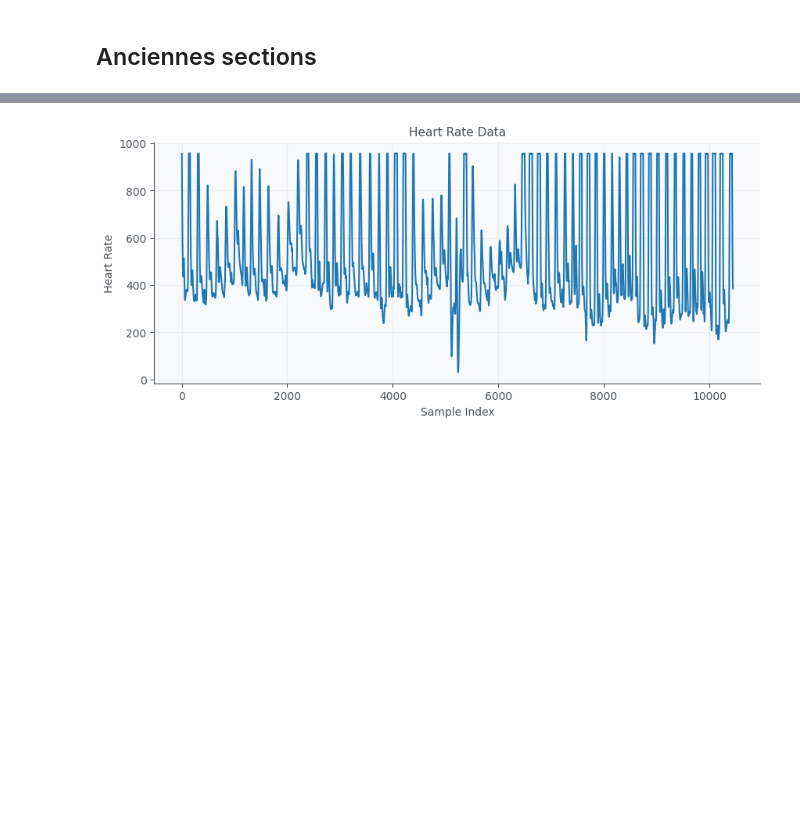
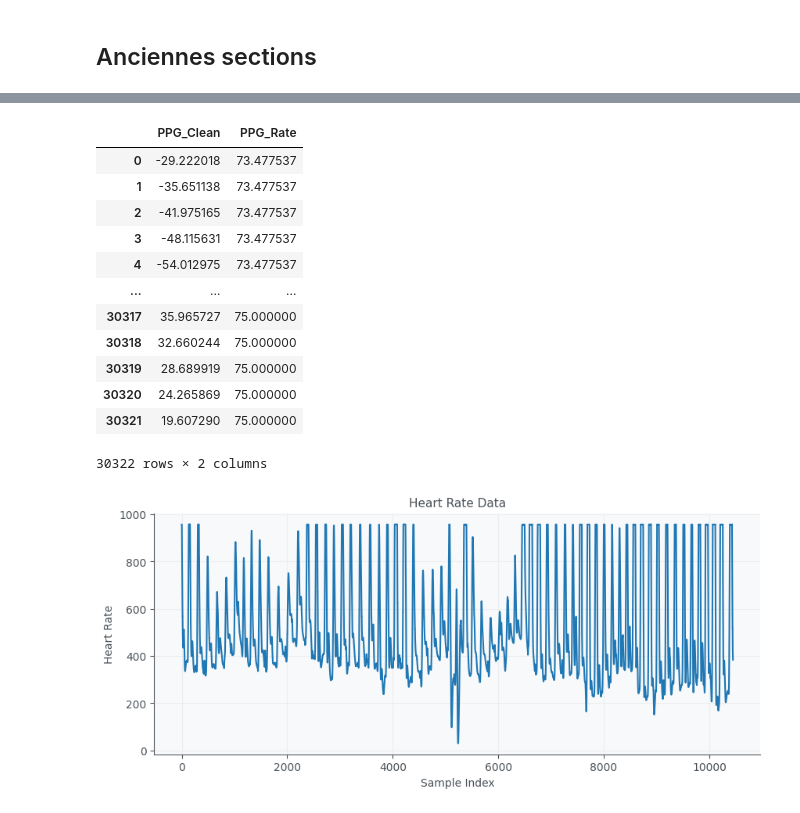
Before and after one commit to mXlab/crocodile, a Jupyter notebook: notebooks/biodata_features-v2.ipynb, the cells around one changed output, grey strips where cells are left out. Saved outputs shown, nothing was run; the diff lists cells and outputs as text; code cells hidden in the pictures; blank space fills up the shorter version.

```diff
--- a/notebooks/biodata_features-v2.ipynb
+++ b/notebooks/biodata_features-v2.ipynb
@@ -606,3 +668,66 @@ Accuracy for label SUR: 36.15%
+# %%
+import neurokit2 as nk
+
+sampling_rate = 200
+crop_time = 0
+
+MARKER = "marker"
+HEART = "Heart"
+TEMP = "TEMP"
+GSR1 = "GSR1"
+GSR2 = "GSR2"
+
+CROP_SAMPLES = crop_time * sampling_rate
+
+# Label mapping
+LABEL_MAP = {'NEU': 0, 'ANG': 1, 'ARO': 2, 'FEA': 3, 'HAP': 4, 'SAD': 5, 'SUR': 6}
+
+CSV_DTYPE = int
+CSV_COLUMNS = [MARKER, HEART, TEMP, GSR1, GSR2]
+
+data_df = pd.read_csv("../data/csv/ANG002.csv", engine="c", encoding='unicode_escape', on_bad_lines='warn', low_memory=False,
+                      dtype=float, usecols=CSV_COLUMNS)[CSV_COLUMNS]
+
+# # Preprocess the data (filter, find peaks, etc.)
+# processed_data, info = nk.bio_process(ecg=data_df[HEART], rsp=data_df[TEMP], eda=data_df[GSR1], sampling_rate=sampling_rate)
+
+# # Compute relevant features
+# results = nk.bio_analyze(processed_data, sampling_rate=100)
+# features_columns = ["RSP_Clean", "RSP_Amplitude", "RSP_Rate", "RSP_RVT", "RSP_Symmetry_PeakTrough", "RSP_Symmetry_RiseDecay",
+#                     "SCR_Height", "SCR_Amplitude", "SCR_RiseTime", "SCR_Recovery", "SCR_RecoveryTime",
+#                     "PPG_Clean", "PPG_Rate"]
+# processed_data
+import matplotlib.pyplot as plt
+
+processed_data, info  = nk.ppg_process(data_df[HEART], sampling_rate=sampling_rate)
+processed_data, info  = nk.rsp_process(data_df[TEMP], sampling_rate=sampling_rate)
+processed_data, info  = nk.eda_process(data_df[GSR1], sampling_rate=sampling_rate)
+
+ppg_data, info  = nk.ppg_process(data_df[HEART], sampling_rate=sampling_rate)
+ppg_data = ppg_data[['PPG_Clean', 'PPG_Rate']]
+ppg_data
+
+# # Plot HEART data
+# plt.figure(figsize=(10, 4))
+# plt.plot(processed_data["SCR_RecoveryTime"])
+# plt.title('Data')
+# plt.xlabel('Sample Index')
+# plt.ylabel('Value')
+# plt.show()
+# %% [output]
+|  | PPG_Clean | PPG_Rate |
+| 0 | -29.222018 | 73.477537 |
+| 1 | -35.651138 | 73.477537 |
+| 2 | -41.975165 | 73.477537 |
+| 3 | -48.115631 | 73.477537 |
+| 4 | -54.012975 | 73.477537 |
+| ... | ... | ... |
+| 30317 | 35.965727 | 75.000000 |
+| 30318 | 32.660244 | 75.000000 |
+| 30319 | 28.689919 | 75.000000 |
+| 30320 | 24.265869 | 75.000000 |
+| 30321 | 19.607290 | 75.000000 |
+30322 rows × 2 columns
 # %%
 import matplotlib.pyplot as plt
 
```
Also changed, not shown: parts of 13 cells of this notebook, 1 other file.
